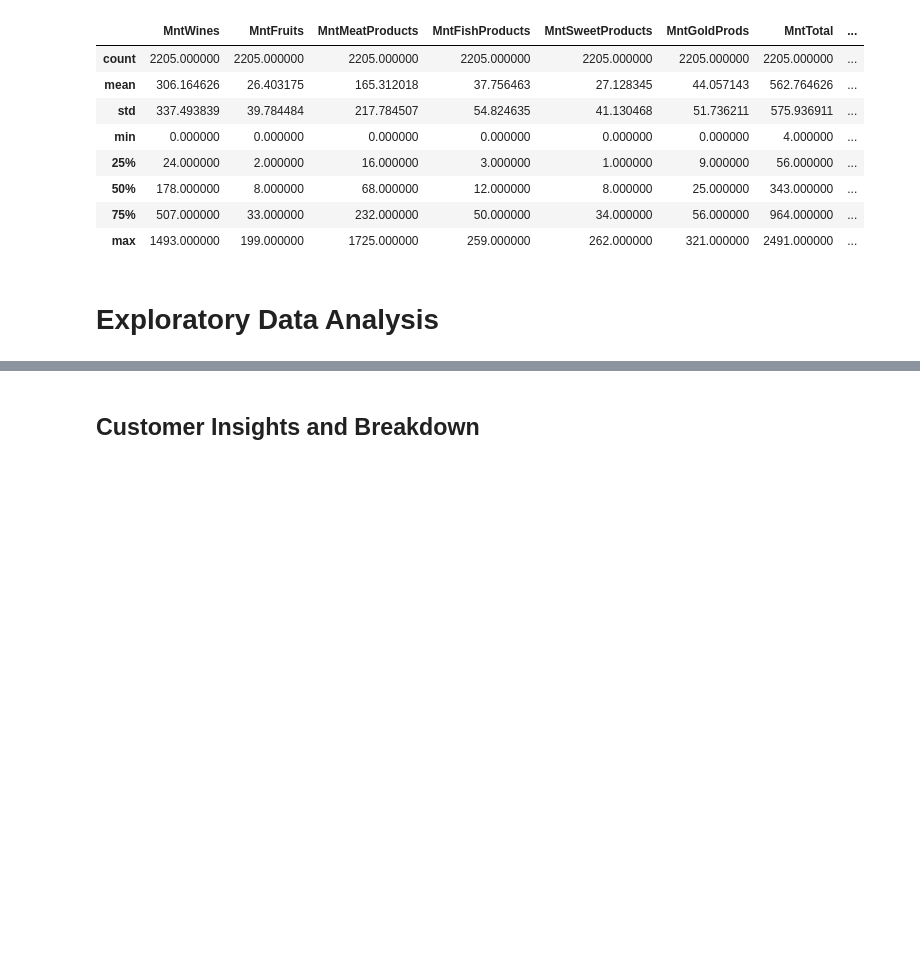
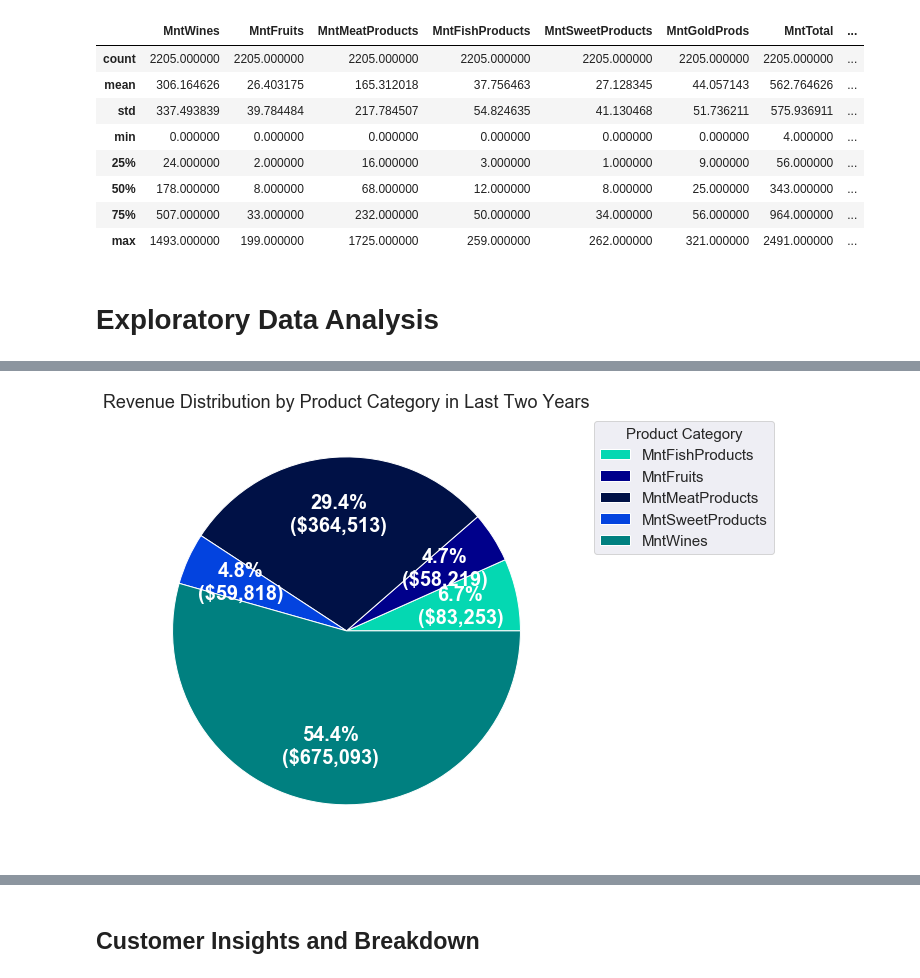
Before and after one commit to S-K-Sivakumar/Data-Science-Data-Analytics-Machine-Learning, a Jupyter notebook: Marketing_Analytics/Marketing_Analytics.ipynb, the cells around one changed output, grey strips where cells are left out. Drawn from its saved outputs; the diff is of its cells as text; code cells hidden in the pictures; blank space fills up the shorter version.

```diff
--- a/Marketing_Analytics/Marketing_Analytics.ipynb
+++ b/Marketing_Analytics/Marketing_Analytics.ipynb
@@ -228,0 +233,2 @@ data[amount_cols].describe()
+# %%
+prod_cat_df = pd.DataFrame(data = data[product_cols].transpose().sum(axis = 1).reset_index().values,columns = ['Product_Category','Revenue_in_Dollars'])
@@ -228,0 +244,4 @@ data[amount_cols].describe()
+# %%
+create_pie_plot(dataset=prod_cat_df,ind_col = 'Product_Category', dep_col = 'Revenue_in_Dollars', is_dollar_value = True,agg_func_name='sum', annotate_percentages= True, plot_title = 'Revenue Distribution by Product Category in Last Two Years', legend_title = "Product Category")
+# %% [output]
+[figure, added]
```
Also changed, not shown: parts of 39 cells of this notebook.
